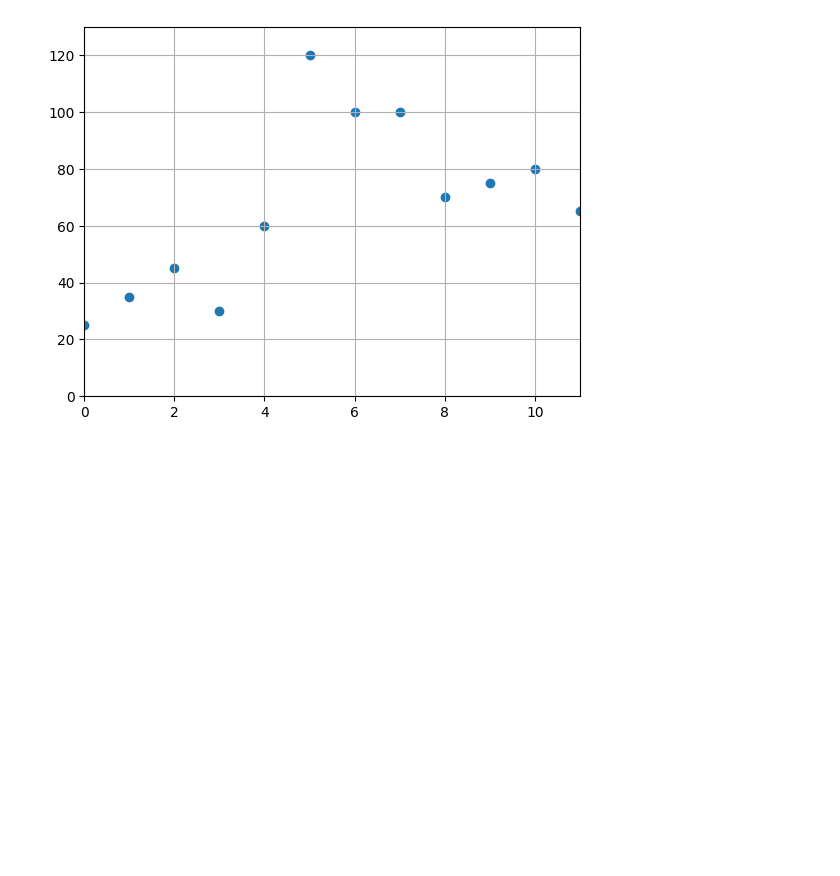
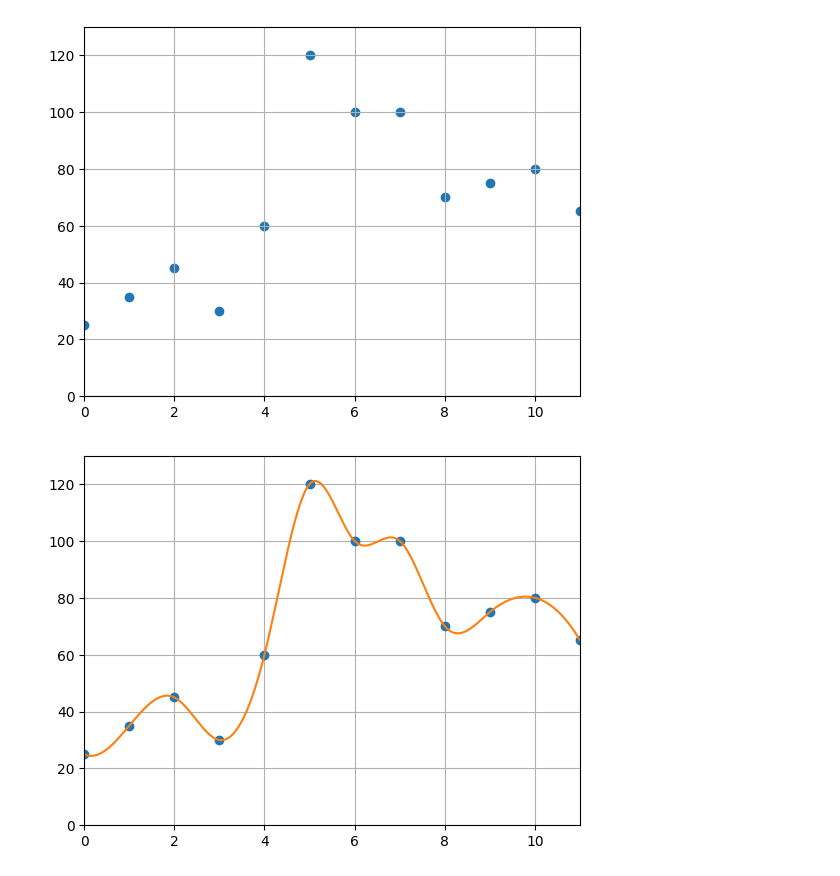
Before and after one commit to PavelStelmakhV/hw304-csipy, a Jupyter notebook: Hw4.1.ipynb, the cells around one changed output. Drawn from its saved outputs; the diff is of its cells as text; code cells hidden in the pictures; blank space fills up the shorter version.

```diff
--- a/Hw4.1.ipynb
+++ b/Hw4.1.ipynb
@@ -21,0 +21,10 @@ interp1d(kind='cubic')
+# %%
+f = interp1d(time, speed, kind='cubic')
+plt.plot(time, speed, 'o')
+more_date = np.linspace(0, 11, 10000)
+plt.plot(more_date, f(more_date))
+plt.xlim(0, 11)
+plt.ylim(0, 130)
+plt.grid()
+# %% [output]
+[figure, added]
```
Also changed, not shown: parts of 2 cells of this notebook.
